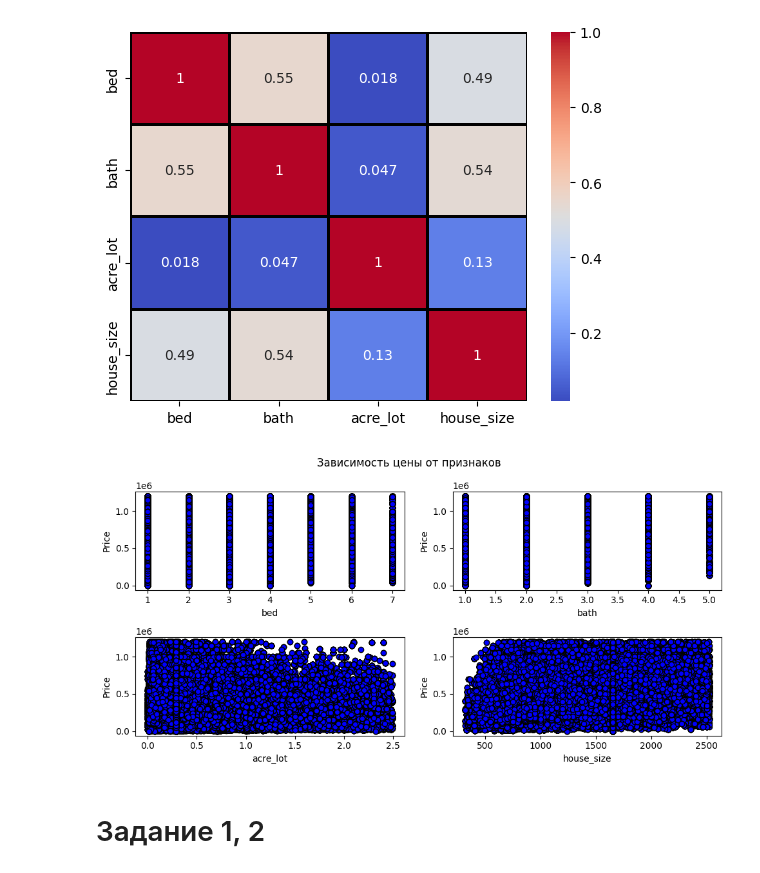
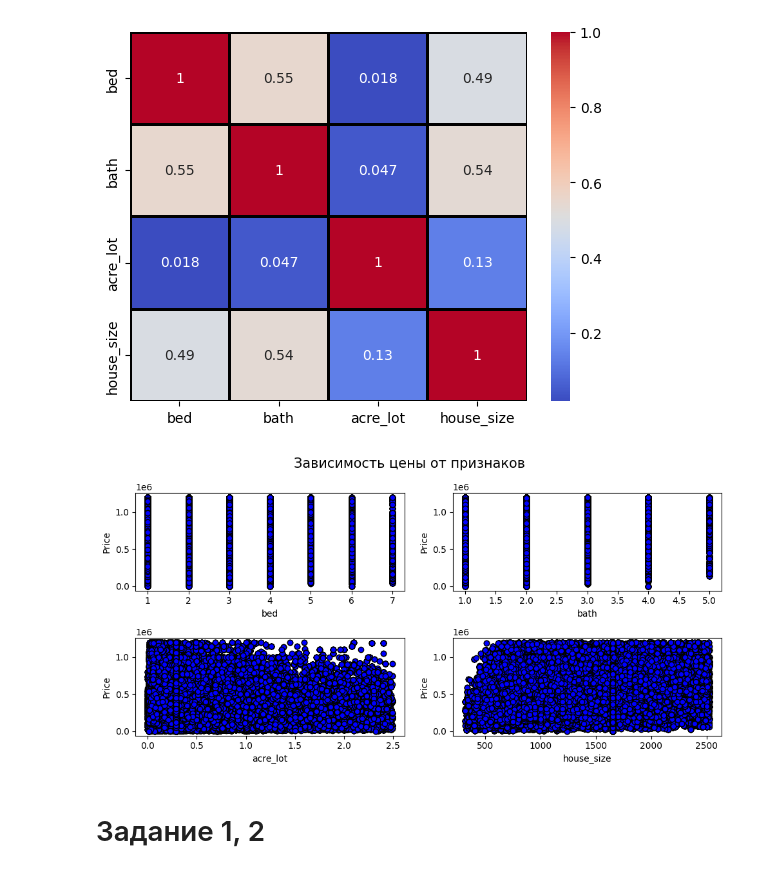
Before and after one commit to HerrPhoton/Theory-of-statistical-solutions, a Jupyter notebook: lab4.ipynb, the cells around one changed output. Saved outputs shown, nothing was run; the diff lists cells and outputs as text; code cells hidden in the pictures.

```diff
--- a/lab4.ipynb
+++ b/lab4.ipynb
@@ -178,18 +182,18 @@ sns.heatmap(df[numeric_features].drop(['price'], axis = 1).corr(),
 # %%
 fig, axs = plt.subplots(2, 2, figsize = (10, 5))
 
 for feature, ax in zip(df[numeric_features].drop(['price'], axis = 1).columns, axs.flatten()):
 
     ax.scatter(df[feature], df['price'], color = 'b', edgecolors = 'black')
 
     ax.set_xlabel(feature)
     ax.set_ylabel('Price')
 
-plt.suptitle('Зависимость цены от признаков')
+plt.suptitle('Зависимость цены от признаков', fontsize = 15)
 plt.tight_layout()
 plt.show()
 # %% [output]
-[figure, old version]
+[figure, new version]
 # %% [markdown]
 # Задание 1, 2
 # %%
```
Also changed, not shown: parts of 23 cells of this notebook.
